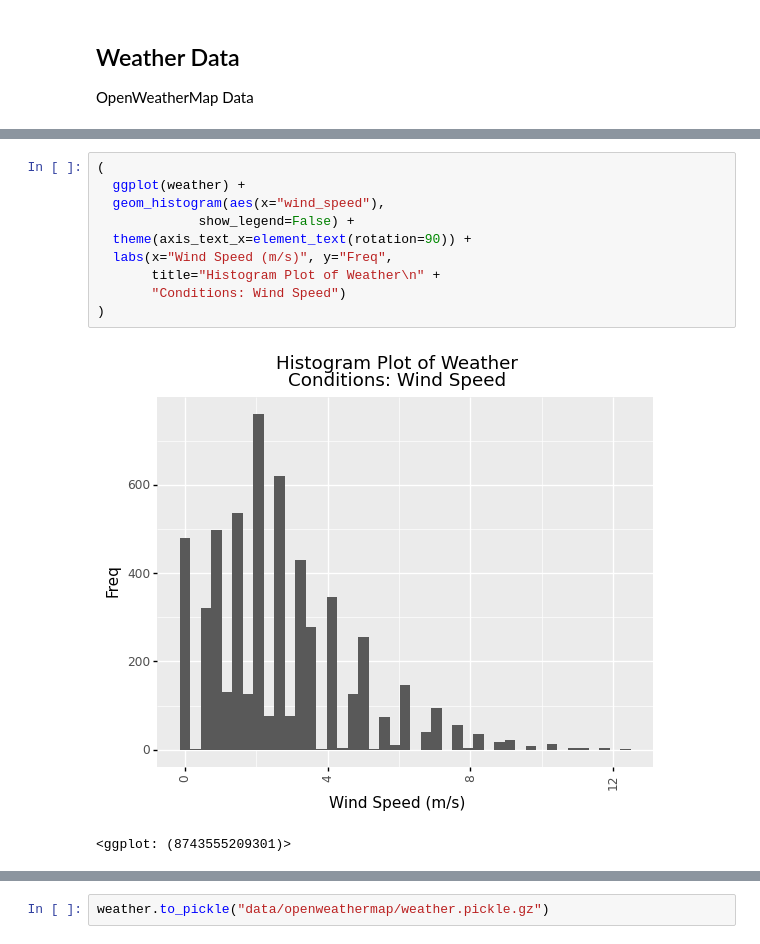
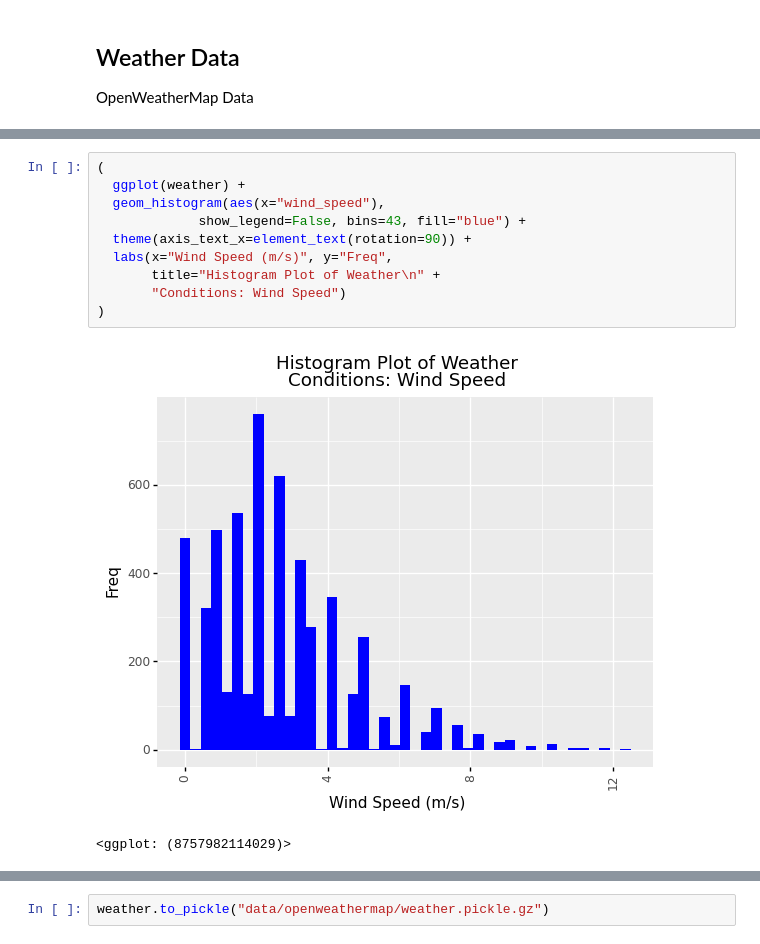
Before and after one commit to philwebsurfer/dlfinal, a Jupyter notebook: paper01_eda.ipynb, the cells around one changed output, grey strips where cells are left out. Cells and saved outputs as stored; diff of their text form.

```diff
--- a/paper01_eda.ipynb
+++ b/paper01_eda.ipynb
@@ -653,16 +665,16 @@ Wall time: 1.29 s
 # %%
 (
   ggplot(weather) +
   geom_histogram(aes(x="wind_speed"),
-             show_legend=False) +
+             show_legend=False, bins=43, fill="blue") +
   theme(axis_text_x=element_text(rotation=90)) +
   labs(x="Wind Speed (m/s)", y="Freq",
        title="Histogram Plot of Weather\n" +
        "Conditions: Wind Speed")
 )
 # %% [output]
-[figure, old version]
+[figure, new version]
-<ggplot: (8743555209301)>
+<ggplot: (8757982114029)>
 # %%
 (
   ggplot(weather) +
```
Also changed, not shown: parts of 31 cells of this notebook, 3 other files.
